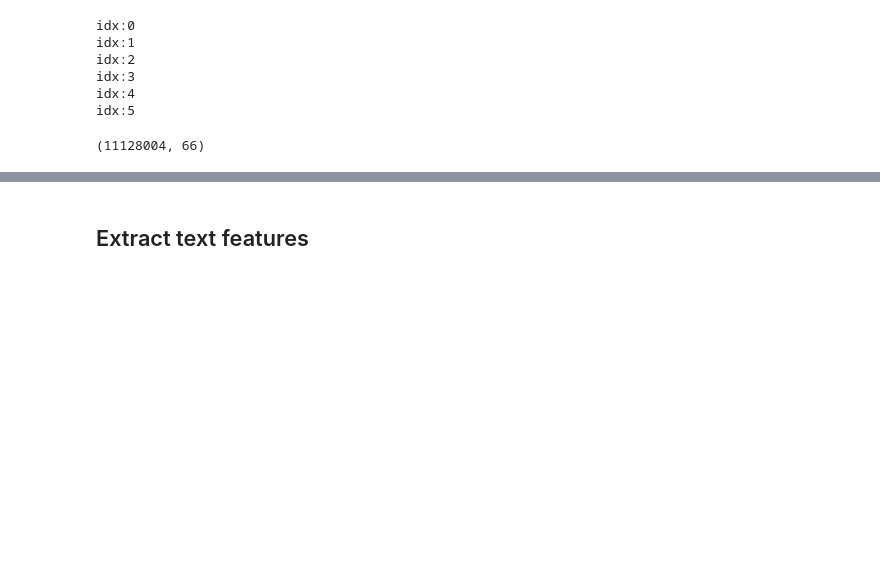
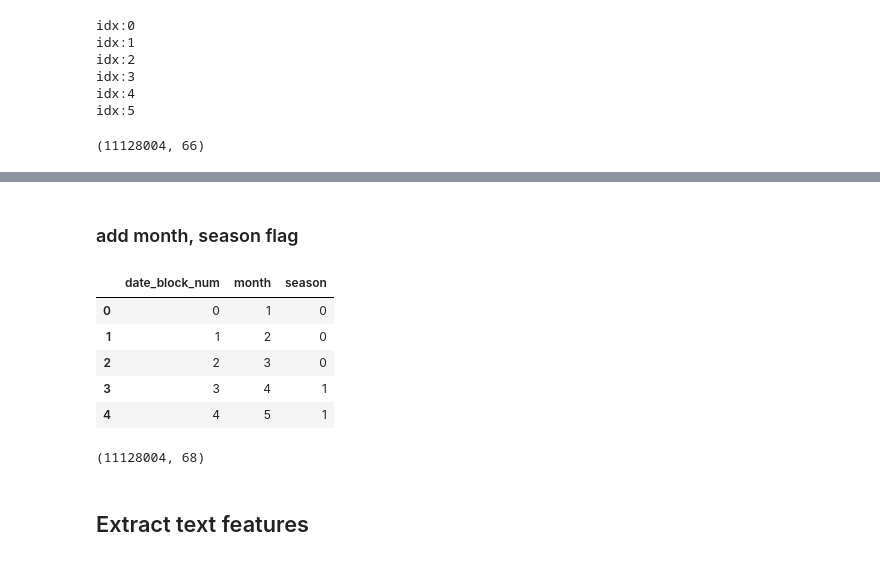
Before and after one commit to ihongChen/HowToWinKaggle, a Jupyter notebook: src/1_base_features_generate.ipynb, the cells around one changed output, grey strips where cells are left out. Saved outputs shown, nothing was run; the diff lists cells and outputs as text; code cells hidden in the pictures; blank space fills up the shorter version.

```diff
--- a/src/1_base_features_generate.ipynb
+++ b/src/1_base_features_generate.ipynb
@@ -215,0 +216,29 @@ gc.collect()
+# %% [markdown]
+### add month, season flag
+# %%
+def get_season(month):
+#     assert isinstance(month,np.int)
+    if month <= 3:
+        season = 0
+    elif month <= 6:
+        season = 1
+    elif month <= 9:
+        season =2
+    elif month <= 12:
+        season =3
+    return season
+
+monthly_sales_s = pd.DataFrame({
+    'season':[get_season(month) for month in [m%12 + 1 for m in range(0,35)] ],
+    'date_block_num' : range(0,35),
+    'month': [m %12 +1 for m in range(0,35)]
+     })
+# monthly_sales_s.groupby('season')['item_cnt_month'].sum()
+monthly_sales_s.head()
+# %% [output]
+|  | date_block_num | month | season |
+| 0 | 0 | 1 | 0 |
+| 1 | 1 | 2 | 0 |
+| 2 | 2 | 3 | 0 |
+| 3 | 3 | 4 | 1 |
+| 4 | 4 | 5 | 1 |
@@ -216,3 +247,7 @@ gc.collect()
+# %%
+trans_final.shape
+# %% [output]
+(11128004, 68)
 # %% [markdown]
 ## Extract text features
 # %%
```
Also changed, not shown: parts of 3 cells of this notebook, 2 other files.
